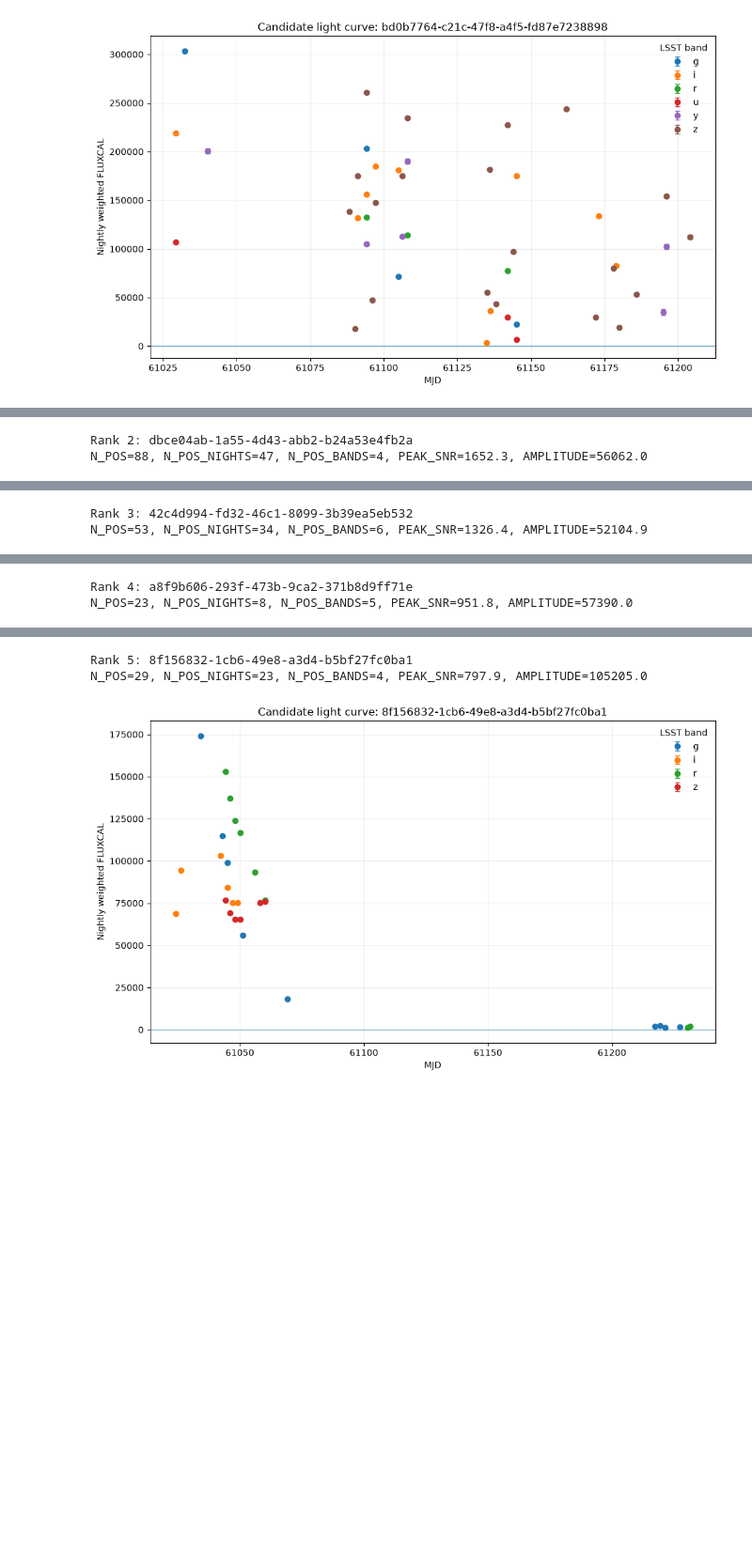
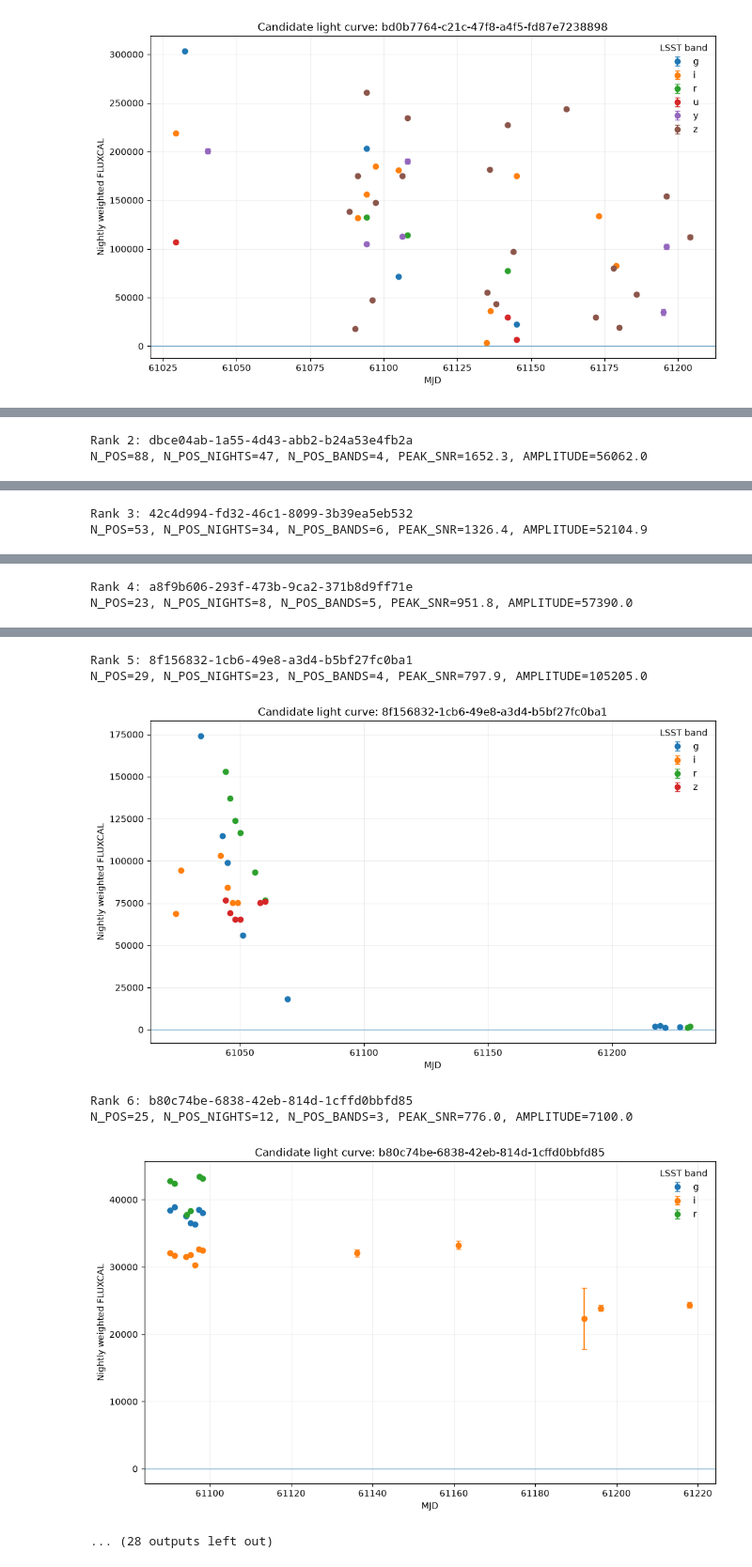
Before and after one commit to jennake/bayesn-lsst-project, a Jupyter notebook: notebooks/alert_fits.ipynb, the cells around one changed output, grey strips where cells are left out. Shown at 94% size. Cells and saved outputs as stored; diff of their text form; code cells hidden in the pictures; blank space fills up the shorter version.

```diff
--- a/notebooks/alert_fits.ipynb
+++ b/notebooks/alert_fits.ipynb
@@ -826,7 +831,7 @@ HEAD index: 37136
 | 0 | 37136 | bd0b7764-c21c-47f8-a4f5-fd87e7238898 | 46 | 6 | 27 | 303260.0 | -37676.0 | 340936.0 | ... |
 [figure]
 # %%
-for rank in range(min(5, len(transient_candidates))):
+for rank in range(min(20, len(transient_candidates))):
     candidate = transient_candidates.iloc[rank]
 
     idx = int(candidate["HEAD_INDEX"])
@@ -838,30 +843,34 @@ for rank in range(min(5, len(transient_candidates))):
         lc,
         min_snr=3.0,
     )
 
     print(f"\nRank {rank + 1}: {snid}")
     print(
         f"N_POS={candidate['N_POS']}, "
         f"N_POS_NIGHTS={candidate['N_POS_NIGHTS']}, "
         f"N_POS_BANDS={candidate['N_POS_BANDS']}, "
         f"PEAK_SNR={candidate['PEAK_SNR']:.1f}, "
         f"AMPLITUDE={candidate['AMPLITUDE']:.1f}"
     )
 
     plot_nightly_lightcurve(nightly, snid)
 # %% [output]
 Rank 1: bd0b7764-c21c-47f8-a4f5-fd87e7238898
 N_POS=46, N_POS_NIGHTS=27, N_POS_BANDS=6, PEAK_SNR=2057.2, AMPLITUDE=340936.0
 [figure]
 Rank 2: dbce04ab-1a55-4d43-abb2-b24a53e4fb2a
 N_POS=88, N_POS_NIGHTS=47, N_POS_BANDS=4, PEAK_SNR=1652.3, AMPLITUDE=56062.0
 [figure]
 Rank 3: 42c4d994-fd32-46c1-8099-3b39ea5eb532
 N_POS=53, N_POS_NIGHTS=34, N_POS_BANDS=6, PEAK_SNR=1326.4, AMPLITUDE=52104.9
 [figure]
 Rank 4: a8f9b606-293f-473b-9ca2-371b8d9ff71e
 N_POS=23, N_POS_NIGHTS=8, N_POS_BANDS=5, PEAK_SNR=951.8, AMPLITUDE=57390.0
 [figure]
 Rank 5: 8f156832-1cb6-49e8-a3d4-b5bf27fc0ba1
 N_POS=29, N_POS_NIGHTS=23, N_POS_BANDS=4, PEAK_SNR=797.9, AMPLITUDE=105205.0
 [figure]
+Rank 6: b80c74be-6838-42eb-814d-1cffd0bbfd85
+N_POS=25, N_POS_NIGHTS=12, N_POS_BANDS=3, PEAK_SNR=776.0, AMPLITUDE=7100.0
+[figure, added]
+... (28 outputs left out)
```
Also changed, not shown: parts of 34 cells of this notebook, 1 other file.
